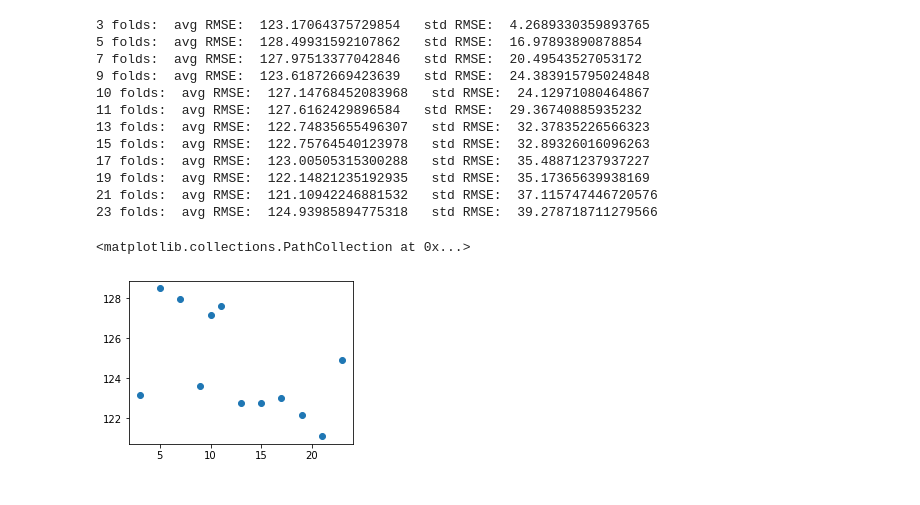
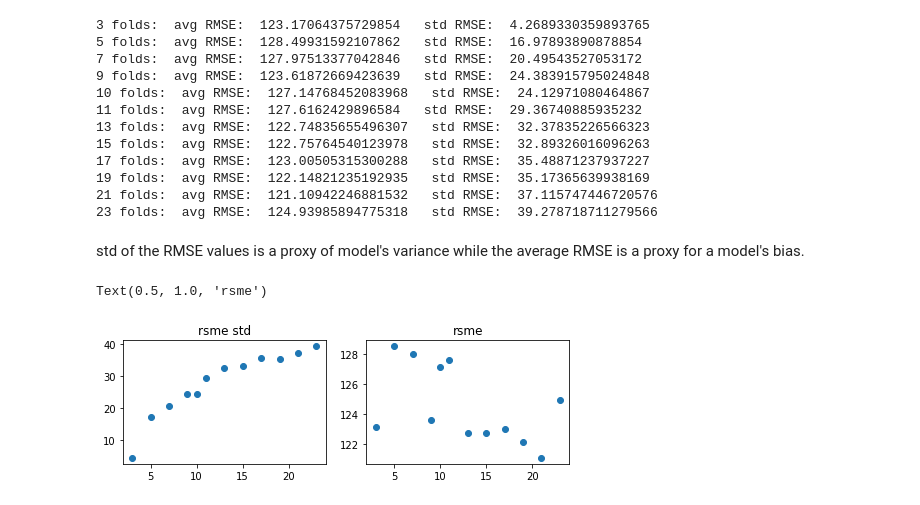
Before and after one commit to Xuehong-pdx/Machine_Learning_Side_Projects, a Jupyter notebook: k-nearest neighbor prediction of airbnb data.ipynb, the cells around one changed output. Drawn from its saved outputs; the diff is of its cells as text; code cells hidden in the pictures.

```diff
--- a/k-nearest neighbor prediction of airbnb data.ipynb
+++ b/k-nearest neighbor prediction of airbnb data.ipynb
@@ -562,14 +562,16 @@ avg_rmse:  128.49931592107862
 # %%
 num_folds = [3, 5, 7, 9, 10, 11, 13, 15, 17, 19, 21, 23]
 rmses_ls = []
+std_rmse_ls = []
 for fold in num_folds:
     kf = KFold(fold, shuffle=True, random_state=1)
     knn = KNeighborsRegressor()
     mses = cross_val_score(knn, dc_listings[["accommodates"]], dc_listings["price"], scoring = "neg_mean_squared_error", cv=kf)
     rmses = np.sqrt(np.absolute(mses))
     avg_rmse = np.mean(rmses)
+    std_rmse = np.std(rmses)
     rmses_ls.append(avg_rmse)
-    std_rmse = np.std(rmses)
+    std_rmse_ls.append(std_rmse)
     print(str(fold), "folds: ", "avg RMSE: ", str(avg_rmse), "  std RMSE: ", str(std_rmse))
 # %% [output]
 3 folds:  avg RMSE:  123.17064375729854   std RMSE:  4.2689330359893765
@@ -584,9 +586,16 @@ for fold in num_folds:
 19 folds:  avg RMSE:  122.14821235192935   std RMSE:  35.17365639938169
 21 folds:  avg RMSE:  121.10942246881532   std RMSE:  37.115747446720576
 23 folds:  avg RMSE:  124.93985894775318   std RMSE:  39.278718711279566
-# %%
-plt.figure(figsize = (4,3))
-plt.scatter(num_folds, rmses_ls)
-# %% [output]
-<matplotlib.collections.PathCollection at 0x...>
-[figure, removed]
+# %% [markdown]
+std of the RMSE values is a proxy of model's variance while the average RMSE is a proxy for a model's bias.
+# %%
+plt.figure(figsize = (8,5))
+plt.subplot(2, 2, 1)
+plt.scatter(num_folds, std_rmse_ls)
+plt.title('rsme std')
+plt.subplot(2, 2, 2)
+plt.scatter(num_folds, rmses_ls)
+plt.title('rsme')
+# %% [output]
+Text(0.5, 1.0, 'rsme')
+[figure, added]
```
